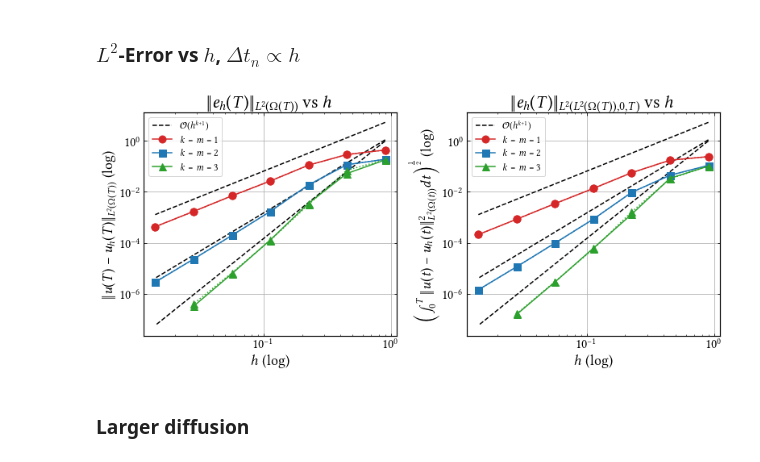
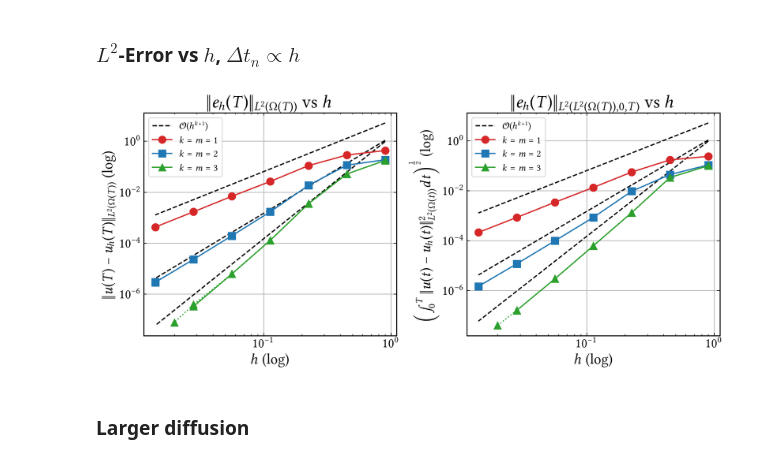
Before and after one commit to CutFEM/CutFEM-Library, a Jupyter notebook: notebook/convection_diffusion/N-sphere.ipynb, the cells around one changed output. Cells and saved outputs as stored; diff of their text form; code cells hidden in the pictures.

```diff
--- a/notebook/convection_diffusion/N-sphere.ipynb
+++ b/notebook/convection_diffusion/N-sphere.ipynb
@@ -101,13 +118,16 @@ error_conservative_P3P3_fullstab_T = [0.1019302761543279, 0.03245310744034126, 0
 # error_conservative_P3P3_fullstab_T = ### mac
 
 ### running with N=20 in time, N=9 in space, P2quad and tau=0.05
-error_conservative_P3P3_fullstab = [0.1780958513119261, 0.05225739632080715, 0.003564210901302134, 0.0001292396833578107, 6.207150108922914e-06, 3.892211241714399e-07]
-error_conservative_P3P3_fullstab_T = [0.1015235102908024, 0.03404437728122361, 0.001332101374960156, 6.212710484585288e-05, 2.964744352592603e-06, 1.591631431287138e-07]
-active_mesh = [2, 6, 23, 80, 291, 1068]
+error_conservative_P3P3_fullstab = [0.1780958513119261, 0.05225739632080715, 0.003564210901302134, 0.0001292396833578107, 6.207150108922914e-06, 3.892211241714399e-07, 7.792539156024118e-08]
+error_conservative_P3P3_fullstab_T = [0.1015235102908024, 0.03404437728122361, 0.001332101374960156, 6.212710484585288e-05, 2.964744352592603e-06, 1.591631431287138e-07, 3.92069794456633e-08]
+active_mesh = [2, 6, 23, 80, 291, 1068, 2081]
 
 # classical with same mesh as above (same as in Lehrenfelds paper) and with N=9 space & time, P2quad
 error_classical_P3P3_fullstab = [0.178325528217856, 0.05229872840897468, 0.003564189247300313, 0.0001292324015907654, 6.19993935760981e-06, 3.303333643934042e-07]
 error_classical_P3P3_fullstab_T = [0.1015171229457153, 0.03404335462275743, 0.001332102383047849, 6.212872805788408e-05, 2.961929990613256e-06, 1.583174498132536e-07]
+
+error_conservative_P3P3_macro = [0.178096, 0.0307816, 0.00149524, 8.55268e-05, 4.55083e-06, 4.42095e-07]    #! running an additional half-size on mac
+error_conservative_P3P3_macro_T = [0.101524, 0.0263322, 0.000639544, 3.96361e-05, 2.08832e-06, 1.25024e-07]
 
 # rerunning with beta exact
 #error_conservative_P3P3_fullstab = ### terminal was killed but it was exactly like the above
@@ -119,8 +139,8 @@ error_classical_P3P3_fullstab_T = [0.1015171229457153, 0.03404335462275743, 0.00
 #nb_active_elements = ### ross screen 134753.pts-2.ross (killed)
 
 # rerunning with N=14 in time and N=9 in space, beta = P2quad and tau=0.05
-error_conservative_P3P3_fullstab = [0.179127, 0.0705312, 0.00319115, 0.000124836, 6.75445e-06, 4.11068e-07]
-error_conservative_P3P3_fullstab_T = [0.10193, 0.0324531, 0.00164661, 5.79214e-05, 3.06099e-06, 1.69188e-07]
+# error_conservative_P3P3_fullstab = [0.179127, 0.0705312, 0.00319115, 0.000124836, 6.75445e-06, 4.11068e-07]
+# error_conservative_P3P3_fullstab_T = [0.10193, 0.0324531, 0.00164661, 5.79214e-05, 3.06099e-06, 1.69188e-07]
 
 # rerunning with N=14 in time and N=9 in space, beta = P0quad and tau=0.05 (Fuck this was on the Example 3 mesh using Example3::R0 etc... and fucked up by parallel)
 # error_conservative_P3P3_fullstab = [0.1791273478231521, 0.07053116019834374, 0.003191150551830357, 0.0001248363768286654, 6.754451898837258e-06, 4.110675146722323e-07]
@@ -165,12 +185,17 @@ active_mesh = [2, 9, 20, 78, 282, 1073]
 # error_classical_P3P3_fullstab = [0.178952, 0.0705313, 0.00319115, 0.000124745, 6.3232e-06, 3.18756e-07]
 # error_classical_P3P3_fullstab_T = [0.10192, 0.0324531, 0.00164659, 5.79062e-05, 3.05755e-06, 1.53552e-07]
 
-
+h_ = [0.9, 0.45, 0.225, 0.1125, 0.05625, 0.028125, 0.01988737822087165]
 h = [0.9, 0.45, 0.225, 0.1125, 0.05625, 0.028125, 0.0140625]
 dT = [0.25, 0.125, 0.0625, 0.03125, 0.015625, 0.0078125, 0.00390625]
 nx = [4, 7, 14, 27, 54, 107, 214, 427]
 ny = [4, 7, 14, 27, 54, 107, 214, 427]
 
+
+#print(convergence_rate(error_conservative_P3P3_fullstab, h_))
+#print(convergence_rate(error_conservative_P3P3_fullstab_T, h_))
+# print(convergence_rate(error_conservative_P3P3_macro, h_[:6]))
+# print(convergence_rate(error_conservative_P3P3_macro_T, h_[:6]))
 
 fig, (ax1, ax2) = plt.subplots(1, 2, figsize=(11, 5))
 
@@ -184,41 +209,43 @@ ax1.loglog(h, error_classical_P1P1_fullstab, label= r"$k=m=1$", marker='o', mark
 ax1.loglog(h, error_conservative_P2P2_fullstab, marker='s', markersize=9, linestyle=":", color="C0")
 ax1.loglog(h, error_classical_P2P2_fullstab, label= r"$k=m=2$", marker='s', markersize=9, linestyle="-", color="C0")
 
-ax1.loglog(h[:6], error_conservative_P3P3_fullstab, marker='^', markersize=9, linestyle=":", color="C2")
+ax1.loglog(h_, error_conservative_P3P3_fullstab, marker='^', markersize=9, linestyle=":", color="C2")
 ax1.loglog(h[:6], error_classical_P3P3_fullstab, label= r"$k=m=3$", marker='^', markersize=9, linestyle="-", color="C2")
 
+#ax1.loglog(h_[:6], error_conservative_P3P3_macro, marker='^', markersize=9, linestyle=":", color="black")
 #ax1.set_ylim(1e-4, 2)
 #ax1.set_yticks([1e-8, 1e-6, 1e-4, 1e-2, 1e0])
 ax1.set_xlabel(r"$h$ (log)")
 ax1.tick_params(axis='both', which='major')
 ax1.set_ylabel(r"$\|u(T)-u_h(T)\|_{L^2(\Omega(T))}$ (log)")
 ax1.set_title(r"$\|e_h(T)\|_{L^2(\Omega(T))}$ vs $h$")
 ax1.legend()
 ax1.grid()
 
 ax2.loglog(h, 6.5*np.power(h, 2), linestyle="--", color="black")
 ax2.loglog(h, 1.5*np.power(h, 3), linestyle="--", color="black")
 ax2.loglog(h, 1.5*np.power(h, 4),label=r"$\mathcal{O}(h^{k+1})$", linestyle="--", color="black")
 
 ax2.loglog(h, error_conservative_P1P1_fullstab_T, marker='o', markersize=9, linestyle=":", color="C3")
 ax2.loglog(h, error_classical_P1P1_fullstab_T, label= r"$k=m=1$", marker='o', markersize=9, linestyle="-", color="C3")
 
 ax2.loglog(h, error_conservative_P2P2_fullstab_T, marker='s', markersize=9, linestyle=":", color="C0")
 ax2.loglog(h, error_classical_P2P2_fullstab_T, label= r"$k=m=2$", marker='s', markersize=9, linestyle="-", color="C0")
 
-ax2.loglog(h[:6], error_conservative_P3P3_fullstab_T, marker='^', markersize=9, linestyle=":", color="C2")
+ax2.loglog(h_, error_conservative_P3P3_fullstab_T, marker='^', markersize=9, linestyle=":", color="C2")
 ax2.loglog(h[:6], error_classical_P3P3_fullstab_T, label= r"$k=m=3$", marker='^', markersize=9, linestyle="-", color="C2")
 
+#ax2.loglog(h_[:6], error_conservative_P3P3_macro_T, marker='^', markersize=9, linestyle=":", color="black")
 ax2.set_xlabel(r"$h$ (log)")
 ax2.tick_params(axis='both', which='major')
 ax2.set_ylabel(r"\Big($\int_0^T\|u(t)-u_h(t)\|^2_{L^2(\Omega(t))}dt\Big)^{\frac{1}{2}}$ (log)")
 ax2.set_title(r"$\|e_h(T)\|_{L^2(L^2(\Omega(T)), 0, T)}$ vs $h$")
 ax2.legend()
 ax2.grid()
 fig.tight_layout()
 plt.show()
 # %% [output]
-[figure, old version]
+[figure, new version]
 # %% [markdown]
 ### Larger diffusion
 # %%
```
Also changed, not shown: parts of 1 cell of this notebook, 2 other files.
